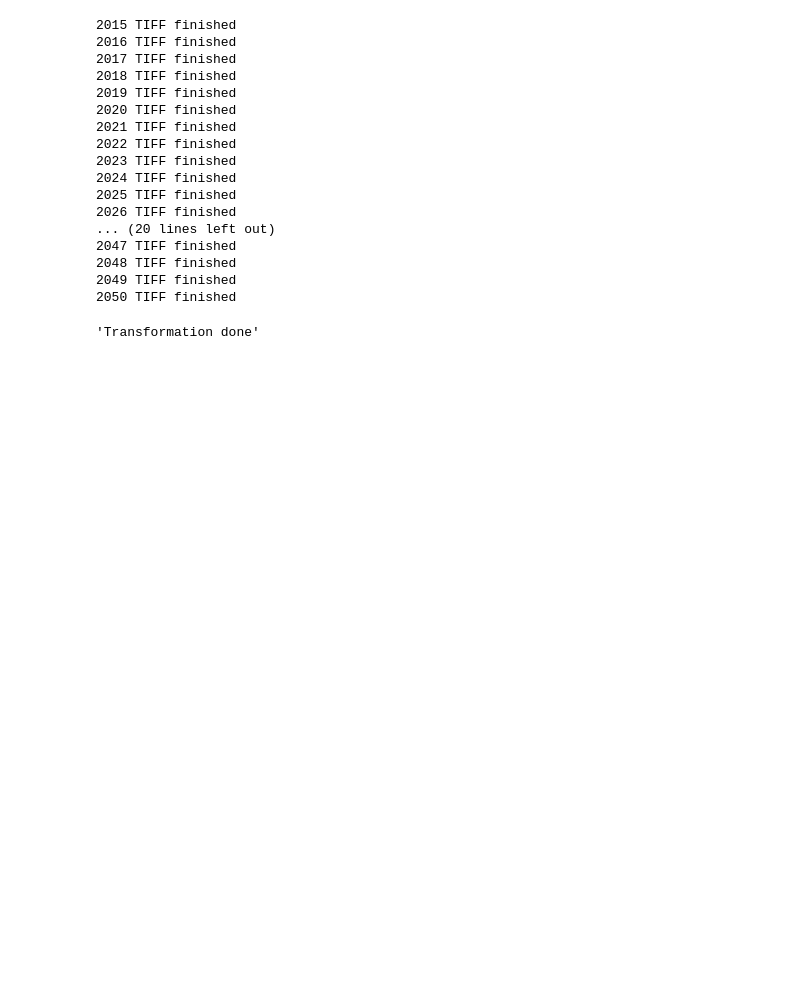
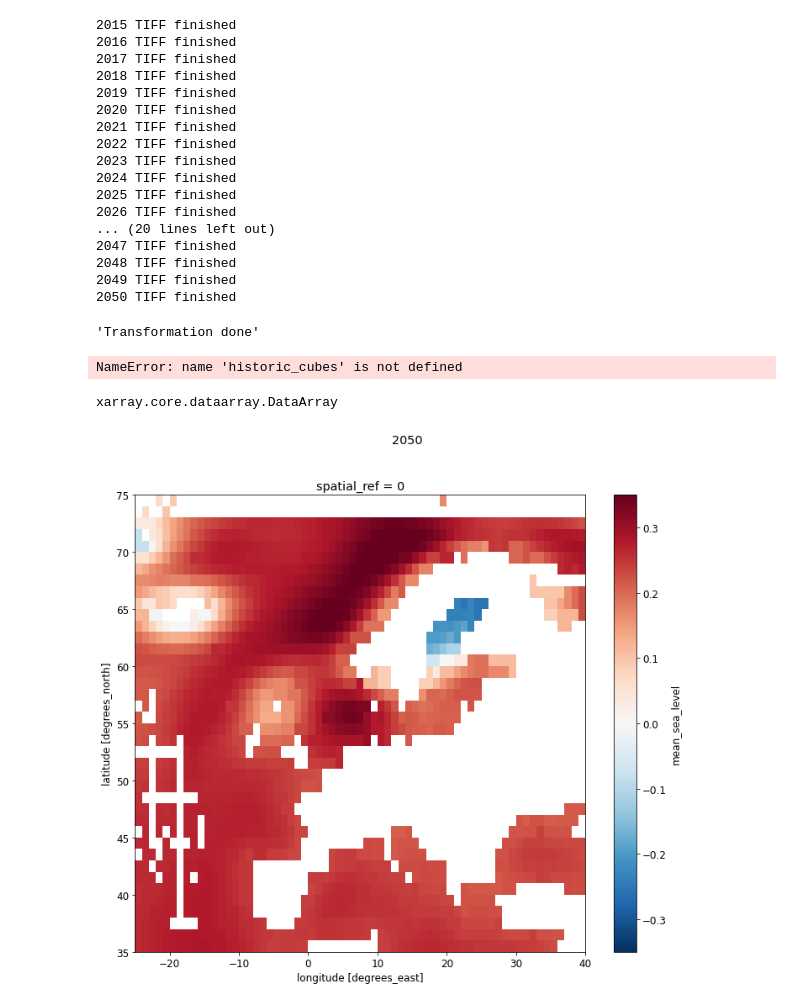
Before and after one commit to iaguerri/climate_change_cities, a Jupyter notebook: Sea_Level_Analysis.ipynb, the cells around one changed output. Cells and saved outputs as stored; diff of their text form; code cells hidden in the pictures; blank space fills up the shorter version.

```diff
--- a/Sea_Level_Analysis.ipynb
+++ b/Sea_Level_Analysis.ipynb
@@ -368,0 +378,17 @@ to_tiff(cube_future)
+# %%
+plotis = historic_cubes | cube_future
+# %% [output]
+NameError: name 'historic_cubes' is not defined
+# %%
+plt.rcParams["figure.figsize"] = (30,120)
+# %%
+type(value.mean_sea_level)
+# %% [output]
+xarray.core.dataarray.DataArray
+# %%
+for key, value in historics_cubes.items():
+    for i in range(len(key)):
+        value.mean_sea_level.plot.contourf()
+        key=key[4:]
+        plt.suptitle(key)
+        plt.pause(0.05)
@@ -368,0 +397,9 @@ to_tiff(cube_future)
+# %%
+for key, value in cube_future.items():
+    if key in ('gdf_2050'):
+        hola=value.mean_sea_level.plot()
+        hola.set_clim(vmin=-0.35, vmax=0.35)
+        key=key[4:]
+        plt.suptitle(key)
+# %% [output]
+[figure, added]
```
Also changed, not shown: parts of 5 cells of this notebook, 12 other files.
